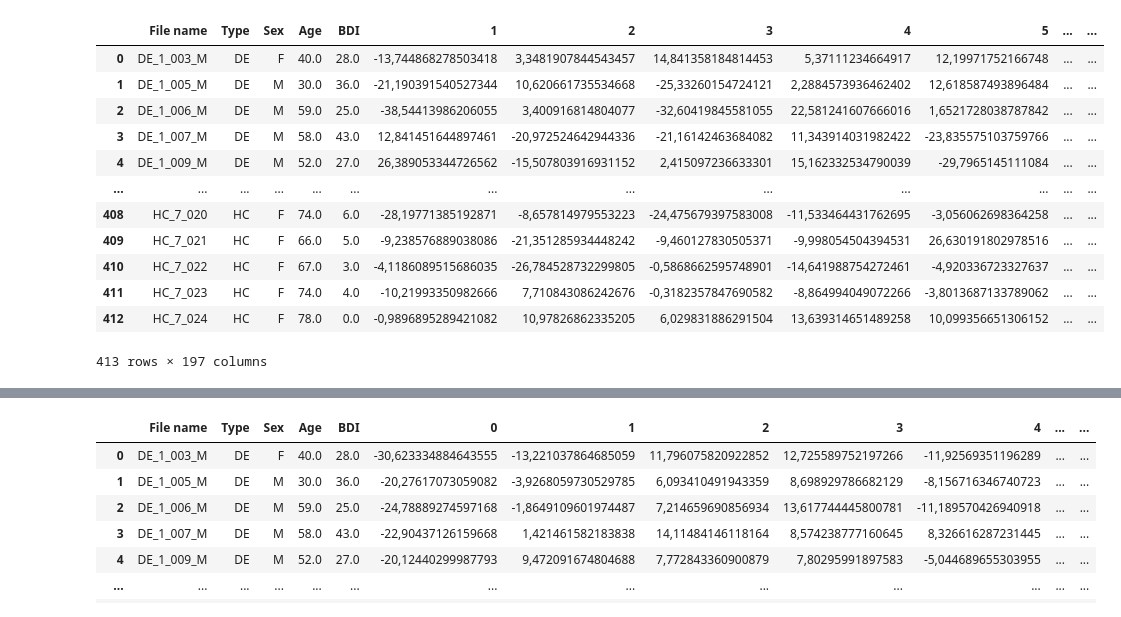
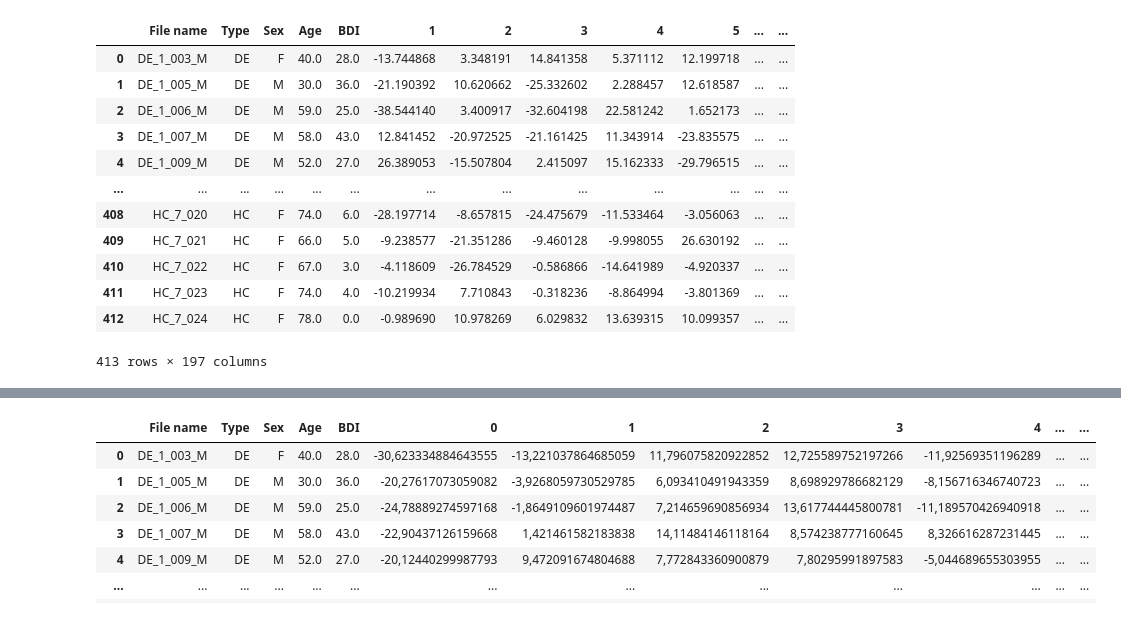
Before and after one commit to J0NAS12/Depression-Detection-from-Speech, a Jupyter notebook: parse_data.ipynb, the cells around one changed output, grey strips where cells are left out. Saved outputs shown, nothing was run; the diff lists cells and outputs as text; code cells hidden in the pictures.

Commit message:
fixing decimal separator

```diff
--- a/parse_data.ipynb
+++ b/parse_data.ipynb
@@ -8,26 +8,26 @@ excel_path = "data/de_hc_adatbázis.xlsx"
 dfs = pd.read_excel(excel_path, sheet_name='Munka1')
 excel_filtered = dfs.loc[:,["File name", "Type", "Sex", "Age", "BDI"]]
 # %%
-ecapa1 = pd.read_csv(f"{data_folder}/dep_merged_output_ecapa.txt", sep="\t", header=None)
-ecapa2 = pd.read_csv(f"{data_folder}/hc_merged_output_ecapa.txt",sep="\t", header=None)
+ecapa1 = pd.read_csv(f"{data_folder}/dep_merged_output_ecapa.txt", sep="\t", header=None, decimal=",")
+ecapa2 = pd.read_csv(f"{data_folder}/hc_merged_output_ecapa.txt",sep="\t", header=None, decimal=",")
 ecapa = pd.concat([ecapa1,ecapa2])
 ecapa
 ecapa['File name'] = ecapa[0].str.split('.', expand=True)[0]
 ecapa.drop(columns=[0], inplace=True)
 df_ecapa = pd.merge(excel_filtered, ecapa, on='File name', how='inner')
 df_ecapa
 # %% [output]
 |  | File name | Type | Sex | Age | BDI | 1 | 2 | 3 | 4 | 5 | ... | ... |
-| 0 | DE_1_003_M | DE | F | 40.0 | 28.0 | -13,744868278503418 | 3,3481907844543457 | 14,841358184814453 | 5,37111234664917 | 12,19971752166748 | ... | ... |
-| 1 | DE_1_005_M | DE | M | 30.0 | 36.0 | -21,190391540527344 | 10,620661735534668 | -25,33260154724121 | 2,2884573936462402 | 12,618587493896484 | ... | ... |
-| 2 | DE_1_006_M | DE | M | 59.0 | 25.0 | -38,54413986206055 | 3,400916814804077 | -32,60419845581055 | 22,581241607666016 | 1,6521728038787842 | ... | ... |
-| 3 | DE_1_007_M | DE | M | 58.0 | 43.0 | 12,841451644897461 | -20,972524642944336 | -21,16142463684082 | 11,343914031982422 | -23,835575103759766 | ... | ... |
-| 4 | DE_1_009_M | DE | M | 52.0 | 27.0 | 26,389053344726562 | -15,507803916931152 | 2,415097236633301 | 15,162332534790039 | -29,7965145111084 | ... | ... |
+| 0 | DE_1_003_M | DE | F | 40.0 | 28.0 | -13.744868 | 3.348191 | 14.841358 | 5.371112 | 12.199718 | ... | ... |
+| 1 | DE_1_005_M | DE | M | 30.0 | 36.0 | -21.190392 | 10.620662 | -25.332602 | 2.288457 | 12.618587 | ... | ... |
+| 2 | DE_1_006_M | DE | M | 59.0 | 25.0 | -38.544140 | 3.400917 | -32.604198 | 22.581242 | 1.652173 | ... | ... |
+| 3 | DE_1_007_M | DE | M | 58.0 | 43.0 | 12.841452 | -20.972525 | -21.161425 | 11.343914 | -23.835575 | ... | ... |
+| 4 | DE_1_009_M | DE | M | 52.0 | 27.0 | 26.389053 | -15.507804 | 2.415097 | 15.162333 | -29.796515 | ... | ... |
 | ... | ... | ... | ... | ... | ... | ... | ... | ... | ... | ... | ... | ... |
-| 408 | HC_7_020 | HC | F | 74.0 | 6.0 | -28,19771385192871 | -8,657814979553223 | -24,475679397583008 | -11,533464431762695 | -3,056062698364258 | ... | ... |
-| 409 | HC_7_021 | HC | F | 66.0 | 5.0 | -9,238576889038086 | -21,351285934448242 | -9,460127830505371 | -9,998054504394531 | 26,630191802978516 | ... | ... |
-| 410 | HC_7_022 | HC | F | 67.0 | 3.0 | -4,1186089515686035 | -26,784528732299805 | -0,5868662595748901 | -14,641988754272461 | -4,920336723327637 | ... | ... |
-| 411 | HC_7_023 | HC | F | 74.0 | 4.0 | -10,21993350982666 | 7,710843086242676 | -0,3182357847690582 | -8,864994049072266 | -3,8013687133789062 | ... | ... |
-| 412 | HC_7_024 | HC | F | 78.0 | 0.0 | -0,9896895289421082 | 10,97826862335205 | 6,029831886291504 | 13,639314651489258 | 10,099356651306152 | ... | ... |
+| 408 | HC_7_020 | HC | F | 74.0 | 6.0 | -28.197714 | -8.657815 | -24.475679 | -11.533464 | -3.056063 | ... | ... |
+| 409 | HC_7_021 | HC | F | 66.0 | 5.0 | -9.238577 | -21.351286 | -9.460128 | -9.998055 | 26.630192 | ... | ... |
+| 410 | HC_7_022 | HC | F | 67.0 | 3.0 | -4.118609 | -26.784529 | -0.586866 | -14.641989 | -4.920337 | ... | ... |
+| 411 | HC_7_023 | HC | F | 74.0 | 4.0 | -10.219934 | 7.710843 | -0.318236 | -8.864994 | -3.801369 | ... | ... |
+| 412 | HC_7_024 | HC | F | 78.0 | 0.0 | -0.989690 | 10.978269 | 6.029832 | 13.639315 | 10.099357 | ... | ... |
 413 rows × 197 columns
 # %%
```
Also changed, not shown: parts of 2 cells of this notebook.
